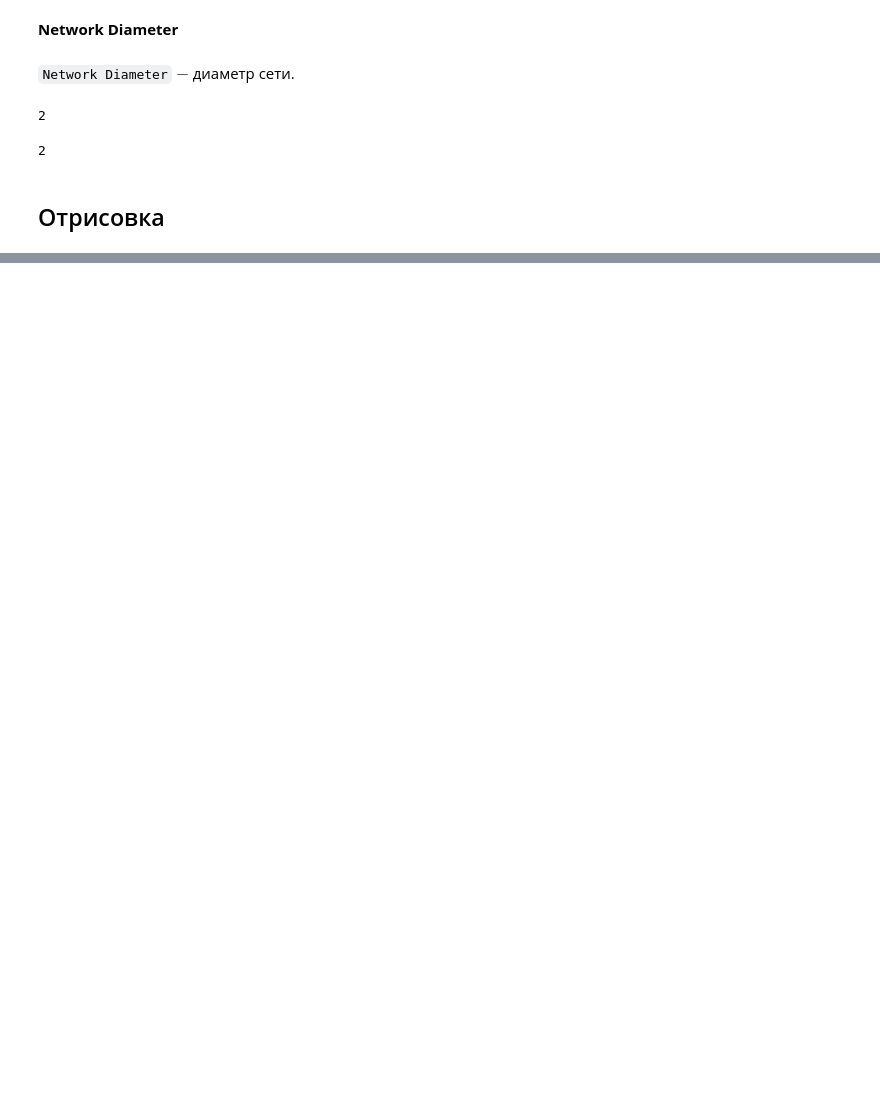
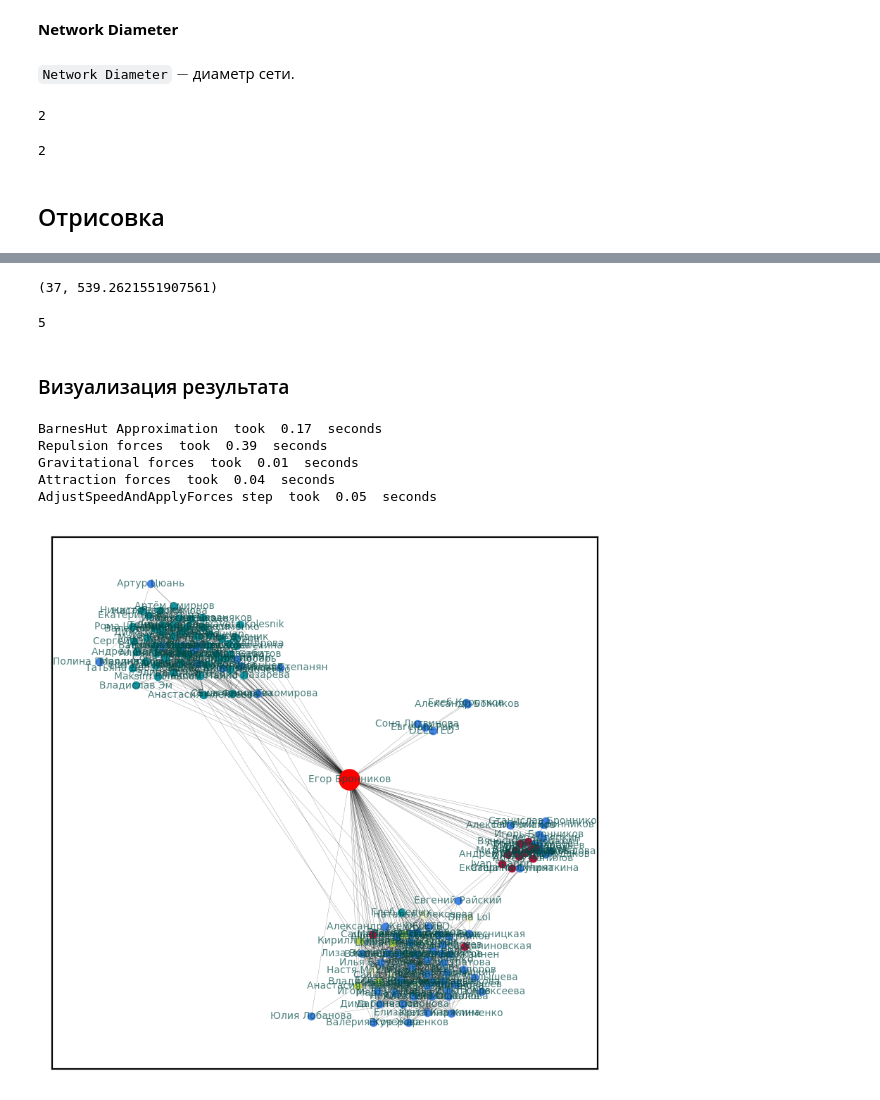
Before and after one commit to endygamedev/social-network-analysis, a Jupyter notebook: src/Analytics.ipynb, the cells around one changed output, grey strips where cells are left out. Drawn from its saved outputs; the diff is of its cells as text; code cells hidden in the pictures; blank space fills up the shorter version.

```diff
--- a/src/Analytics.ipynb
+++ b/src/Analytics.ipynb
@@ -316,0 +398,13 @@ population = [initialization(adj_matrix) for _ in range(population_count)]
+# %%
+def mutation(individual: List[int], adj_matrix: List[List[int]], mutation_rate: float) -> List[int]:
+    if random.random() < mutation_rate:
+        individual = deepcopy(individual)
+        neighbor = []
+        while len(neighbor) < 2:
+            mut = random.randint(0, len(individual)-1)
+            row = adj_matrix[mut]
+            neighbor = [i for i in range(len(row)) if row[i] == 1]
+            if len(neighbor) > 1:
+                change = int(math.floor(random.random()*len(neighbor)))
+                individual[mut] = neighbor[change]
+    return individual
@@ -316,0 +448,2 @@ population = [initialization(adj_matrix) for _ in range(population_count)]
+# %%
+res = community_detection(adj_list)
@@ -316,0 +454,34 @@ population = [initialization(adj_matrix) for _ in range(population_count)]
+# %%
+print(res["best_individual"])
+# %% [output]
+(37, 539.2621551907561)
+# %%
+len(res["communities"])
+# %% [output]
+5
+# %% [markdown]
+### Визуализация результата
+# %%
+def generate_color(num: int) -> List[str]:
+    return ["#" + "".join([random.choice("0123456789ABCDEF") for j in range(6)]) for i in range(num)]
+# %%
+def draw_communities(g: nx.Graph, communities: List[List[int]], forceatlas2_params: ForceAtlas2) -> None:
+    figure(figsize=(5,5), dpi=200)
+    positions = forceatlas2.forceatlas2_networkx_layout(g, pos=None, iterations=2000)
+    k = len(communities)
+    colors = generate_color(k)
+    for i in range(k):
+        nx.draw_networkx_nodes(g, positions, node_size=10, nodelist=communities[i], node_color=colors[i])
+    nx.draw_networkx_nodes(g, positions, node_size=100, nodelist=[ego], node_color="red")
+    nx.draw_networkx_edges(g, positions, edge_color="black", alpha=0.6, width=0.1)
+    nx.draw_networkx_labels(g, positions, labels=labels, font_size=5, font_color="#004a46", alpha=0.7)
+    plt.show()
+# %%
+draw_communities(g, res["communities"], forceatlas2)
+# %% [output]
+BarnesHut Approximation  took  0.17  seconds
+Repulsion forces  took  0.39  seconds
+Gravitational forces  took  0.01  seconds
+Attraction forces  took  0.04  seconds
+AdjustSpeedAndApplyForces step  took  0.05  seconds
+[figure, added]
```
Also changed, not shown: parts of 41 cells of this notebook.
